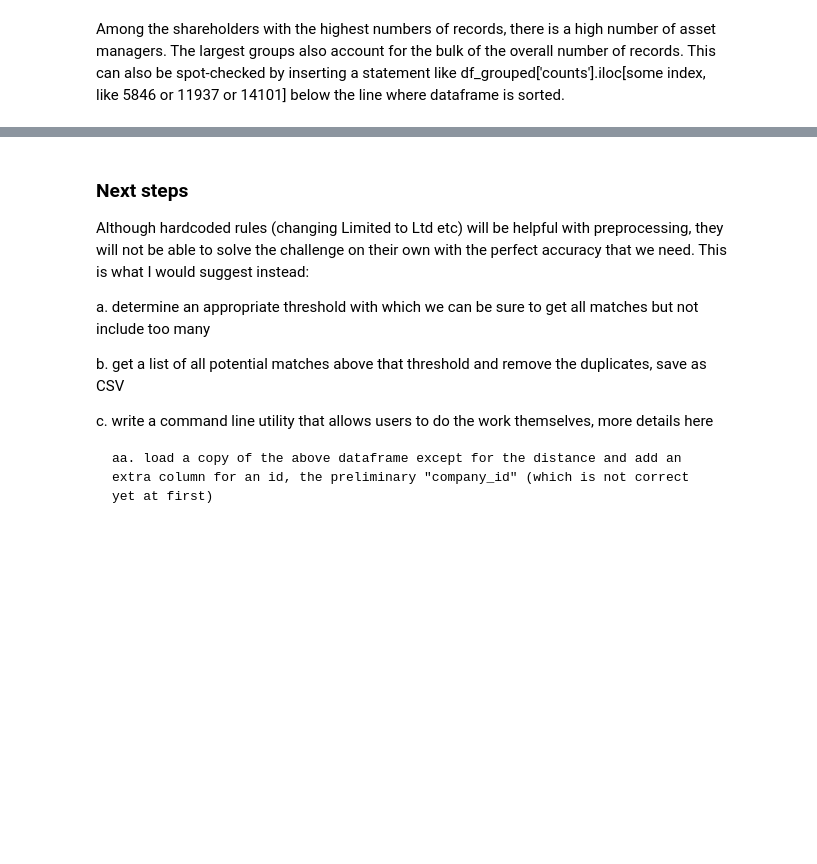
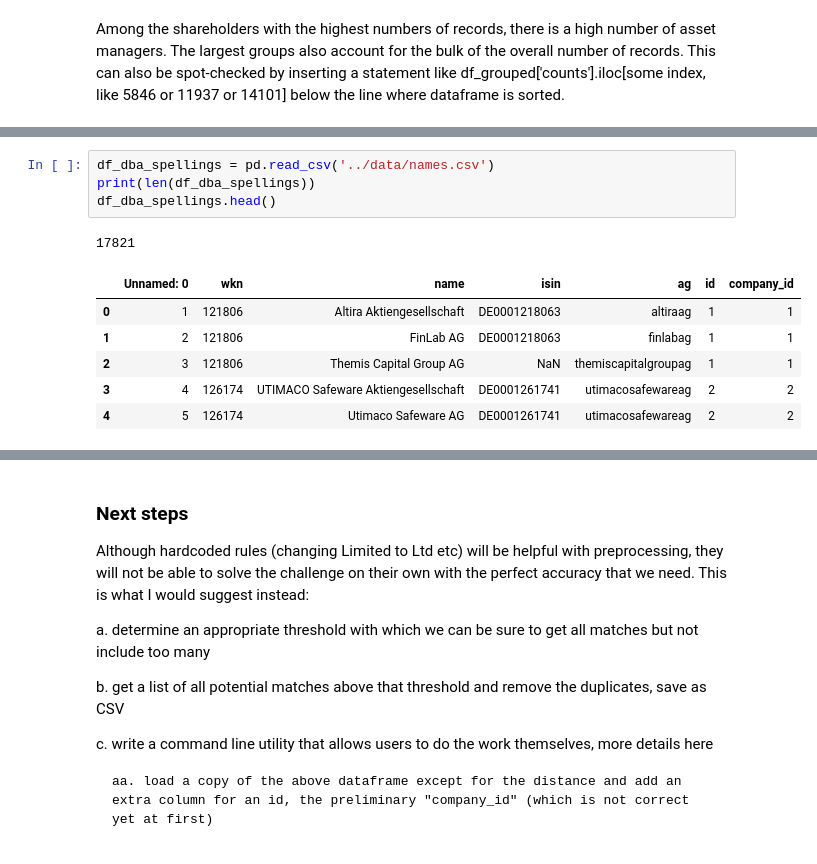
Before and after one commit to KensingtonOscupant/germanyinc-shareholders, a Jupyter notebook: src/exploration.ipynb, the cells around one changed output, grey strips where cells are left out. Drawn from its saved outputs; the diff is of its cells as text; blank space fills up the shorter version.

```diff
--- a/src/exploration.ipynb
+++ b/src/exploration.ipynb
@@ -55,0 +63,12 @@ Among the shareholders with the highest numbers of records, there is a high numb
+# %%
+df_dba_spellings = pd.read_csv('../data/names.csv')
+print(len(df_dba_spellings))
+df_dba_spellings.head()
+# %% [output]
+17821
+|  | Unnamed: 0 | wkn | name | isin | ag | id | company_id |
+| 0 | 1 | 121806 | Altira Aktiengesellschaft | DE0001218063 | altiraag | 1 | 1 |
+| 1 | 2 | 121806 | FinLab AG | DE0001218063 | finlabag | 1 | 1 |
+| 2 | 3 | 121806 | Themis Capital Group AG | NaN | themiscapitalgroupag | 1 | 1 |
+| 3 | 4 | 126174 | UTIMACO Safeware Aktiengesellschaft | DE0001261741 | utimacosafewareag | 2 | 2 |
+| 4 | 5 | 126174 | Utimaco Safeware AG | DE0001261741 | utimacosafewareag | 2 | 2 |
```
Also changed, not shown: parts of 11 cells of this notebook.
